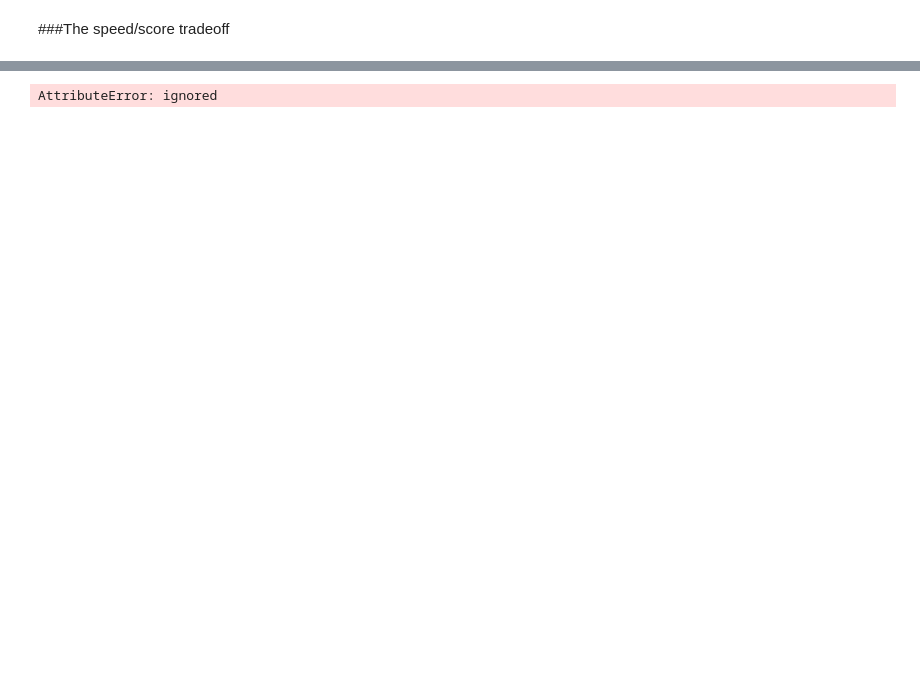
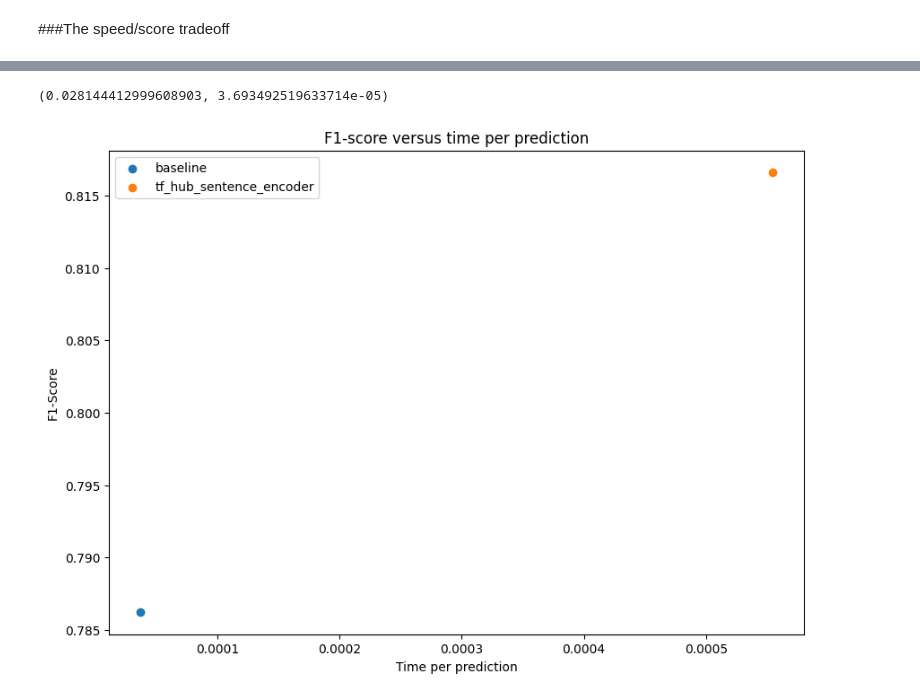
Before and after one commit to AYA-NASH/NN_with_TensorFlow, a Jupyter notebook: 8_Introduction_to_NLP.ipynb, the cells around one changed output, grey strips where cells are left out. Cells and saved outputs as stored; diff of their text form; code cells hidden in the pictures; blank space fills up the shorter version.

```diff
--- a/8_Introduction_to_NLP.ipynb
+++ b/8_Introduction_to_NLP.ipynb
@@ -1331,7 +1402,7 @@ Tweet:
 import time
 def pred_timer(model, samples):
   start_time = time.perf_counter()
-  pred = model.predict([samples])
+  pred = model.predict(samples)
   end_time = time.perf_counter()
 
   total_time = end_time - start_time
@@ -1350,14 +1421,16 @@ model_6_total_pred_time, model_6_time_per_pred
 baseline_total_pred_time, baseline_time_per_pred = pred_timer(model_0, val_sentences)
 baseline_total_pred_time, baseline_time_per_pred
 # %% [output]
-AttributeError: ignored
+(0.028144412999608903, 3.693492519633714e-05)
 # %%
 import matplotlib.pyplot as plt
 
 plt.figure(figsize=(10, 7))
-plt.scatter(baseline_time_per_pred, baseline_results["f1"], label="baseline")
-plt.scatter(model_6_time_per_pred, model_6_results["f1"], label="tf_hub_sentence_encoder")
+plt.scatter(baseline_time_per_pred, baseline_results["f_score"], label="baseline")
+plt.scatter(model_6_time_per_pred, model_6_results["f_score"], label="tf_hub_sentence_encoder")
 plt.legend()
 plt.title("F1-score versus time per prediction")
 plt.xlabel("Time per prediction")
 plt.ylabel("F1-Score");
+# %% [output]
+[figure, added]
```
Also changed, not shown: parts of 65 cells of this notebook.
